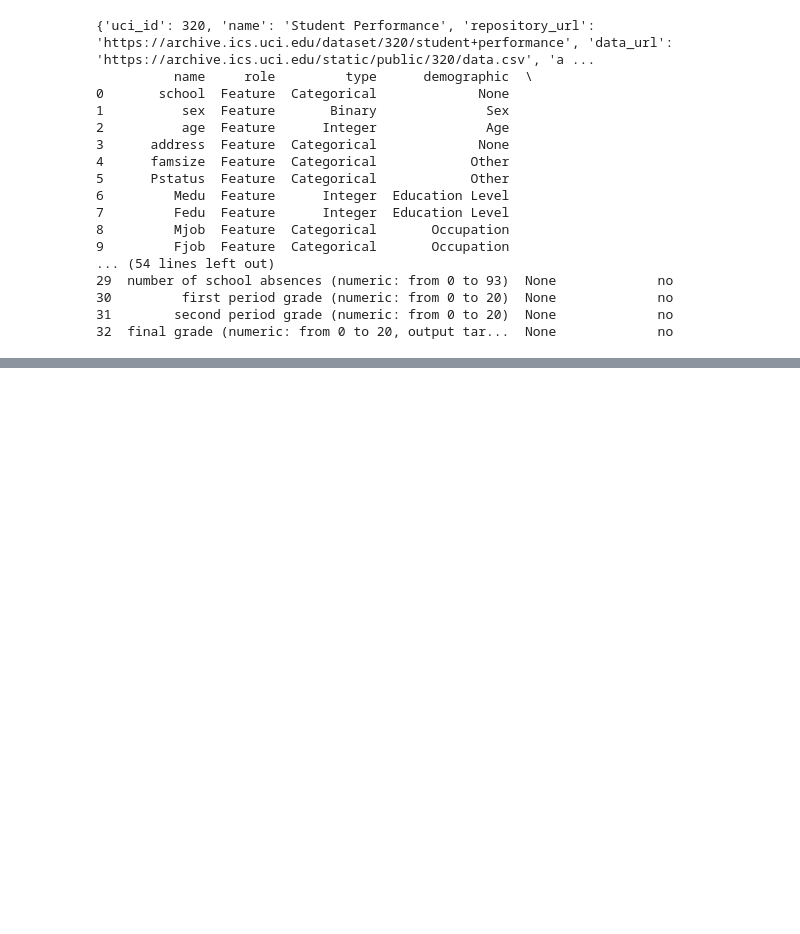
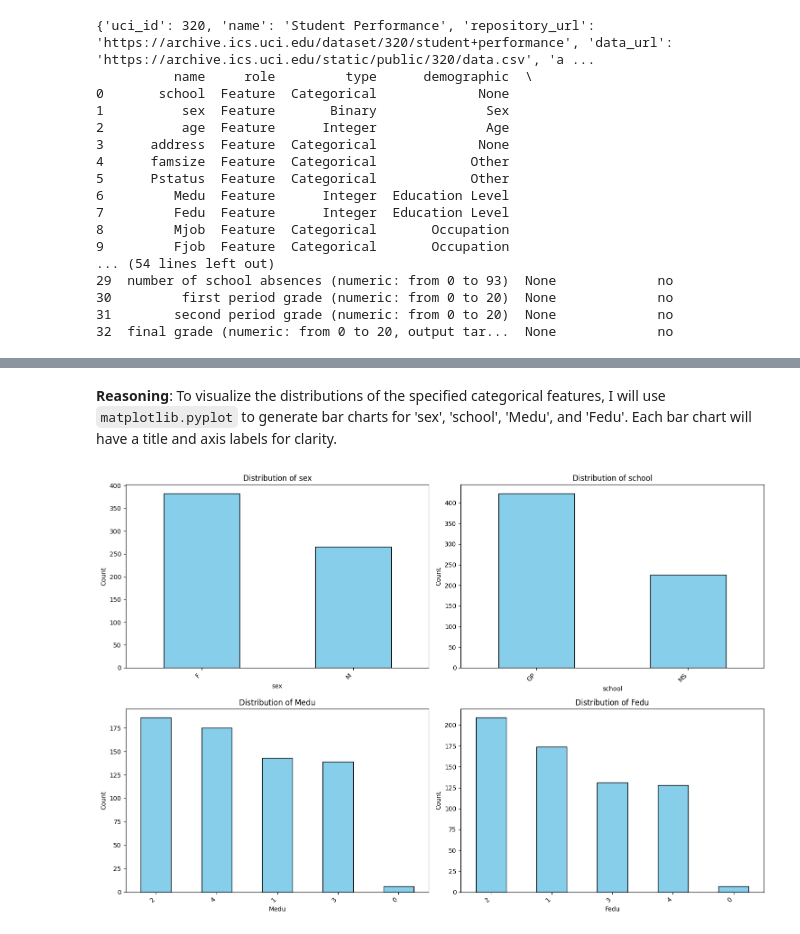
Before and after one commit to Anouarlh/DS, a Jupyter notebook: Anouar_LAHLOU_ASS1.ipynb, the cells around one changed output, grey strips where cells are left out. Drawn from its saved outputs; the diff is of its cells as text; code cells hidden in the pictures; blank space fills up the shorter version.

```diff
--- a/Anouar_LAHLOU_ASS1.ipynb
+++ b/Anouar_LAHLOU_ASS1.ipynb
@@ -50,0 +171,20 @@ print(student_performance.variables)
+# %% [markdown]
+**Reasoning**:
+To visualize the distributions of the specified categorical features, I will use `matplotlib.pyplot` to generate bar charts for 'sex', 'school', 'Medu', and 'Fedu'. Each bar chart will have a title and axis labels for clarity.
+# %%
+categorical_cols_to_plot = ['sex', 'school', 'Medu', 'Fedu']
+
+plt.figure(figsize=(15, 10))
+
+for i, col in enumerate(categorical_cols_to_plot):
+    plt.subplot(2, 2, i + 1) # 2 rows, 2 columns layout
+    df[col].value_counts().plot(kind='bar', color='skyblue', edgecolor='black')
+    plt.title(f'Distribution of {col}')
+    plt.xlabel(col)
+    plt.ylabel('Count')
+    plt.xticks(rotation=45, ha='right') # Rotate x-axis labels for better readability
+
+plt.tight_layout()
+plt.show()
+# %% [output]
+[figure, added]
```
Also changed, not shown: parts of 34 cells of this notebook.
